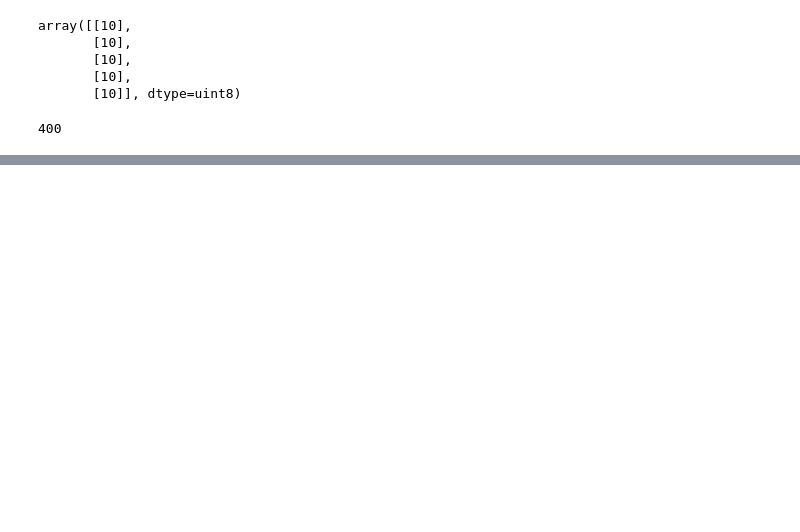
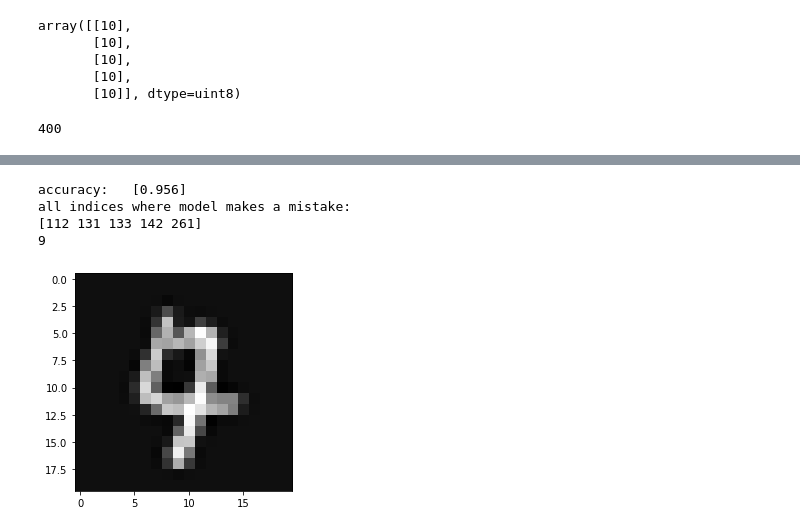
Before and after one commit to missEnergy/ml_course, a Jupyter notebook: machine-learning-ex4/ex4/neural_network-2.ipynb, the cells around one changed output, grey strips where cells are left out. Cells and saved outputs as stored; diff of their text form; code cells hidden in the pictures; blank space fills up the shorter version.

```diff
--- a/machine-learning-ex4/ex4/neural_network-2.ipynb
+++ b/machine-learning-ex4/ex4/neural_network-2.ipynb
@@ -192 +234,17 @@ accuracy:   [0.965]
+# %%
+y_predicted = predict_value(X, Thetas)
+
+print_accuracy(y, y_predicted)
+
+print('all indices where model makes a mistake:')
+print(np.argwhere((y_predicted - y.flatten()) != 0).flatten()[:5])
+
+print(y_predicted[2201])
+plot_digit(2201)
+# %% [output]
+accuracy:   [0.956]
+all indices where model makes a mistake:
+[112 131 133 142 261]
+9
+[figure, added]
 # %%
```
Also changed, not shown: parts of 40 cells of this notebook, 42 other files.
